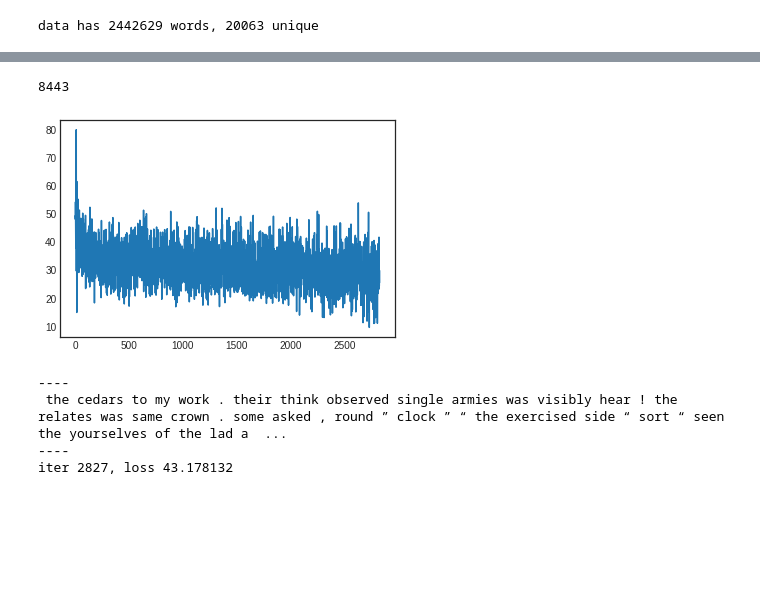
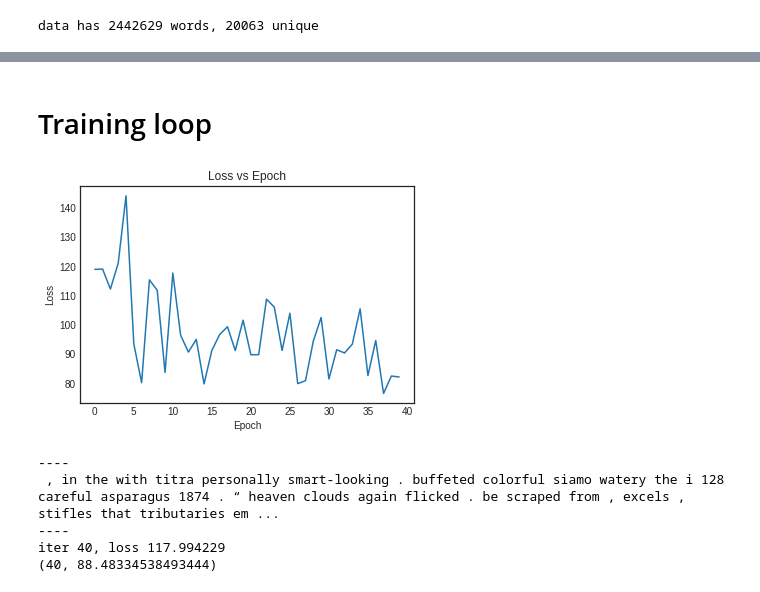
Before and after one commit to tobby-lie/Recurrent-Neural-Network-from-Scratch, a Jupyter notebook: Lie_5931_PA3_Task4.ipynb, the cells around one changed output, grey strips where cells are left out. Saved outputs shown, nothing was run; the diff lists cells and outputs as text; code cells hidden in the pictures; blank space fills up the shorter version.

```diff
--- a/Lie_5931_PA3_Task4.ipynb
+++ b/Lie_5931_PA3_Task4.ipynb
@@ -180,7 +138,7 @@ idx_to_word
 # %%
 # Constants and hyper-params
 H_size = 100 # Size of the hidden layer
-T_steps = 25 # Number of time steps (length of the sequence) used for training
+T_steps = 12 # Number of time steps (length of the sequence) used for training
 learning_rate = 1e-1 # Learning rate
 weight_sd = 0.1 # Standard deviation of weights for initialization
 z_size = H_size + X_size # Size of concatenate(H, X) vector
@@ -428,6 +366,9 @@ def update_status(inputs, h_prev, C_prev):
     # Clear and plot
     plt.plot(plot_iter, plot_loss)
     display.clear_output(wait=True)
+    plt.title("Loss vs Epoch")
+    plt.xlabel("Epoch")
+    plt.ylabel("Loss")
     plt.show()
 
     #Print prediction and loss
@@ -466,47 +390,50 @@ iteration, pointer = 0, 0
 # For the graph
 plot_iter = np.zeros((0))
 plot_loss = np.zeros((0))
-# %%
-word_to_idx['the']
-# %% [output]
-8443
+# %% [markdown]
+# Training loop
 # %%
-while True:
-    try:
-        with DelayedKeyboardInterrupt():
-            # Reset
-            if pointer + T_steps >= len(data) or iteration == 0:
-                g_h_prev = np.zeros((H_size, 1))
-                g_C_prev = np.zeros((H_size, 1))
-                pointer = 0
+count = 0
+iter_loss= []
+iters = 41
+
+while count < iters:
+    #try:
+        #with DelayedKeyboardInterrupt():
+  # Reset
+  if pointer + T_steps >= len(data) or iteration == 0:
+    g_h_prev = np.zeros((H_size, 1))
+    g_C_prev = np.zeros((H_size, 1))
+    pointer = 0
 
 
-            inputs = ([word_to_idx[ch.lower()]
-                       for ch in data[pointer: pointer + T_steps]])
-            targets = ([word_to_idx[ch.lower()]
-                        for ch in data[pointer + 1: pointer + T_steps + 1]])
+  inputs = ([word_to_idx[ch.lower()]
+              for ch in data[pointer: pointer + T_steps]])
+  targets = ([word_to_idx[ch.lower()]
+              for ch in data[pointer + 1: pointer + T_steps + 1]])
 
-            loss, g_h_prev, g_C_prev = \
-                forward_backward(inputs, targets, g_h_prev, g_C_prev)
-            smooth_loss = smooth_loss * 0.999 + loss * 0.001
+  loss, g_h_prev, g_C_prev = \
+      forward_backward(inputs, targets, g_h_prev, g_C_prev)
+  smooth_loss = smooth_loss * 0.999 + loss * 0.001
 
-            # Print every hundred steps
-            if iteration % 100 == 0:
-                update_status(inputs, g_h_prev, g_C_prev)
+  # Print every hundred steps
+  if iteration % 40 == 0:
+    update_status(inputs, g_h_prev, g_C_prev)
 
-            update_paramters()
+  update_paramters()
 
-            plot_iter = np.append(plot_iter, [iteration])
-            plot_loss = np.append(plot_loss, [loss])
+  plot_iter = np.append(plot_iter, [iteration])
+  plot_loss = np.append(plot_loss, [loss])
 
-            pointer += T_steps
-            iteration += 1
-    except KeyboardInterrupt:
-        update_status(inputs, g_h_prev, g_C_prev)
-        break
+  print((iteration,loss))
+
+  pointer += T_steps
+  iteration += 1
+  count += 1
 # %% [output]
-[figure, old version]
+[figure, new version]
 ----
- the cedars to my work . their think observed single armies was visibly hear ! the relates was same crown . some asked , round ” clock ” “ the exercised side “ sort “ seen the yourselves of the lad a  ...
+ , in the with titra personally smart-looking . buffeted colorful siamo watery the i 128 careful asparagus 1874 . “ heaven clouds again flicked . be scraped from , excels , stifles that tributaries em ...
 ----
-iter 2827, loss 43.178132
+iter 40, loss 117.994229
+(40, 88.48334538493444)
```
Also changed, not shown: parts of 20 cells of this notebook.
